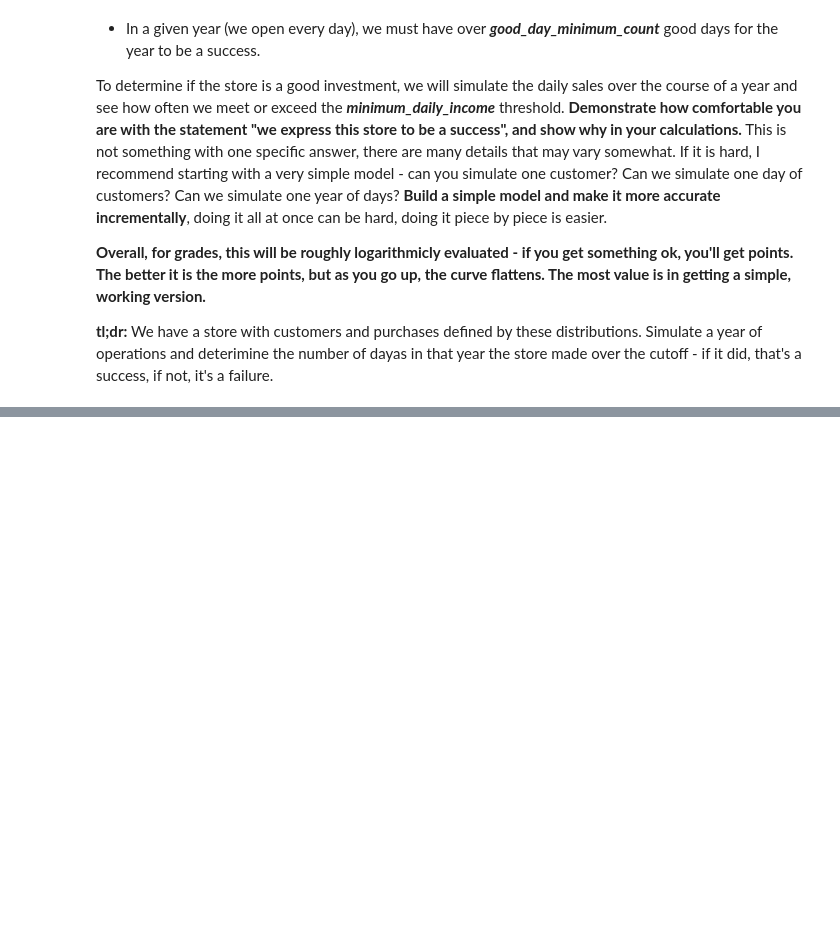
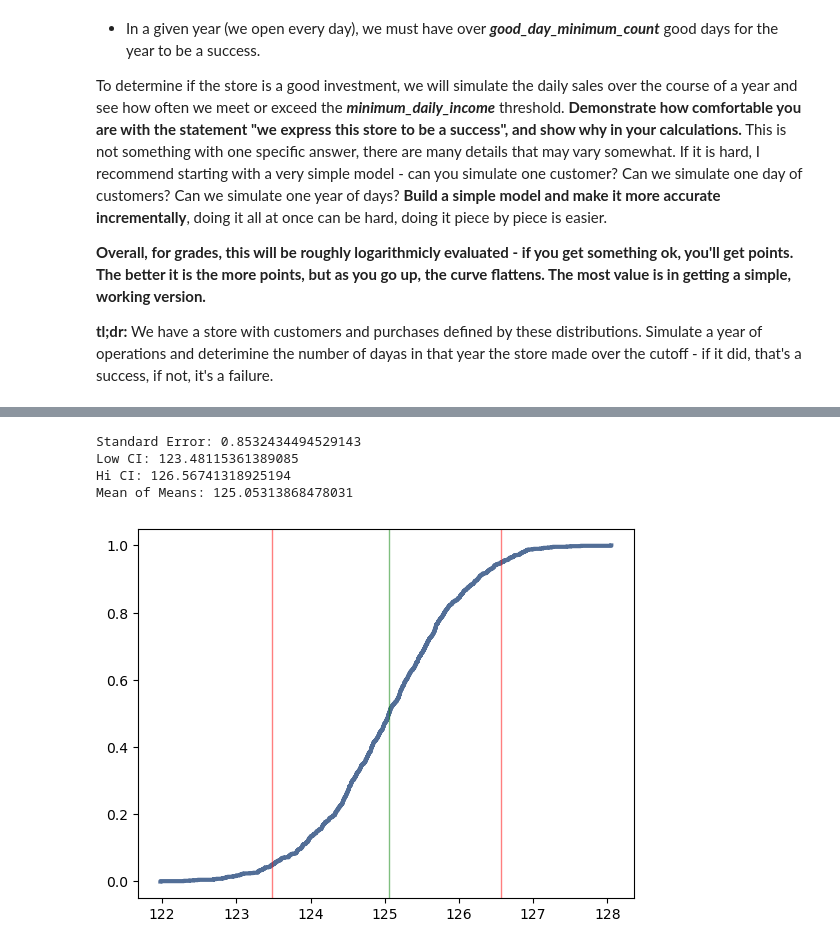
Before and after one commit to AkeemSemperDataScience/data3450-exam-1-mlsiebold, a Jupyter notebook: START_Exam_1.ipynb, the cells around one changed output, grey strips where cells are left out. Drawn from its saved outputs; the diff is of its cells as text; code cells hidden in the pictures; blank space fills up the shorter version.

```diff
--- a/START_Exam_1.ipynb
+++ b/START_Exam_1.ipynb
@@ -188,0 +200,35 @@ good_day_minimum_count = 365 - (int(365 * good_day_minimum_rate))
+# %%
+# Run some trials
+def simulateNormal(mu=0, sigma=1, n=100, m=10000, ciLow=5, ciHi=95):
+    means = []
+    for j in range(m):
+        xs = np.random.normal(mu, sigma, n)
+        xbar = np.mean(xs)
+        means.append(xbar)
+    cdf = thinkstats2.Cdf(means)
+    ci = cdf.Percentile(ciLow), cdf.Percentile(ciHi)
+    muList = [mu] * m
+    #stderr = sklearn.metrics.mean_squared_error(means, muList, squared=False)
+    stderr = sklearn.metrics.mean_squared_error(means, muList)
+    return cdf, ci, stderr
+
+mu = mean_purchase_per_buyer
+sigma = stddev_purchase_per_buyer
+n = 1000
+
+cdf, ci, stderr = simulateNormal(mu=mu, sigma=sigma, n=n, m=1000, ciLow=5, ciHi=95)
+print("Standard Error:", stderr)
+print("Low CI:", ci[0])
+print("Hi CI:", ci[1])
+print("Mean of Means:", cdf.Mean())
+thinkplot.Cdf(cdf)
+thinkplot.axvline(cdf.Mean(), color="green")
+thinkplot.axvline(ci[0], color="red")
+thinkplot.axvline(ci[1], color="red")
+thinkplot.Config()
+# %% [output]
+Standard Error: 0.8532434494529143
+Low CI: 123.48115361389085
+Hi CI: 126.56741318925194
+Mean of Means: 125.05313868478031
+[figure, added]
```
Also changed, not shown: parts of 2 cells of this notebook.
